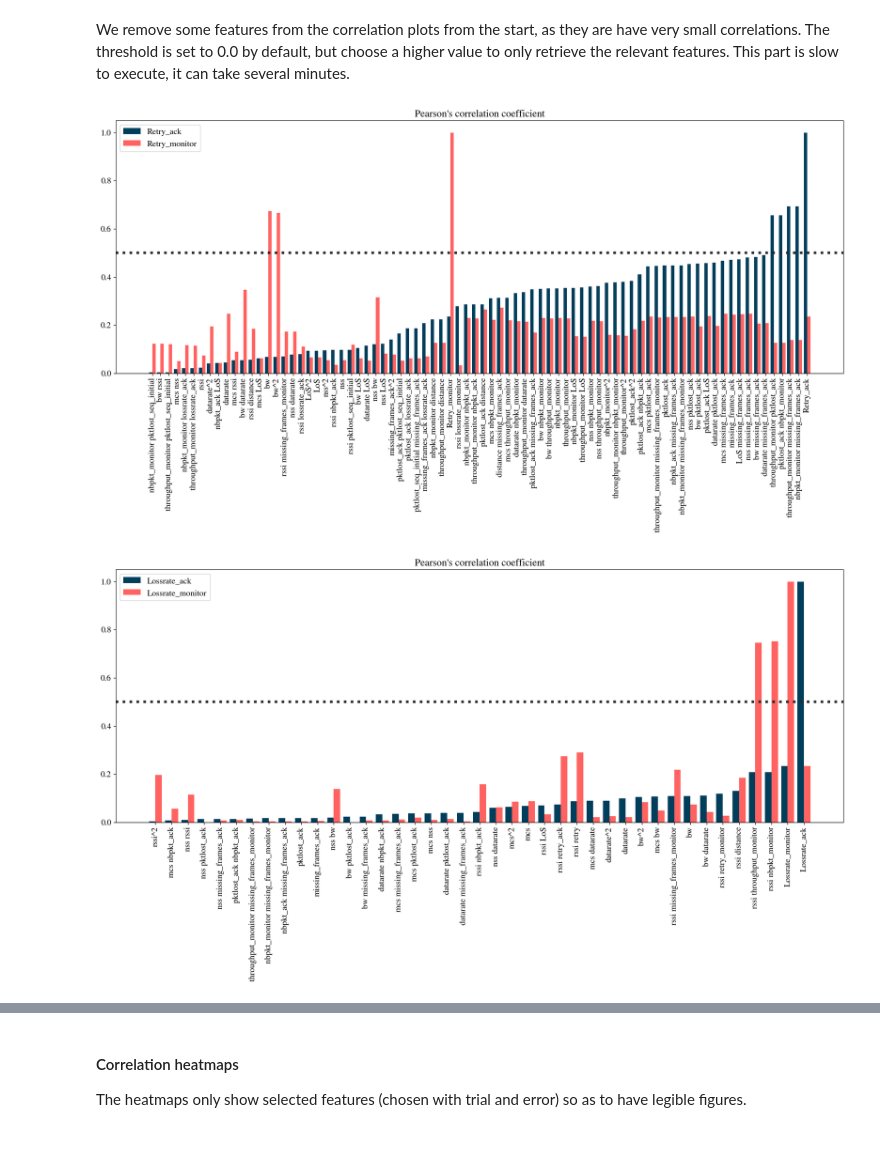
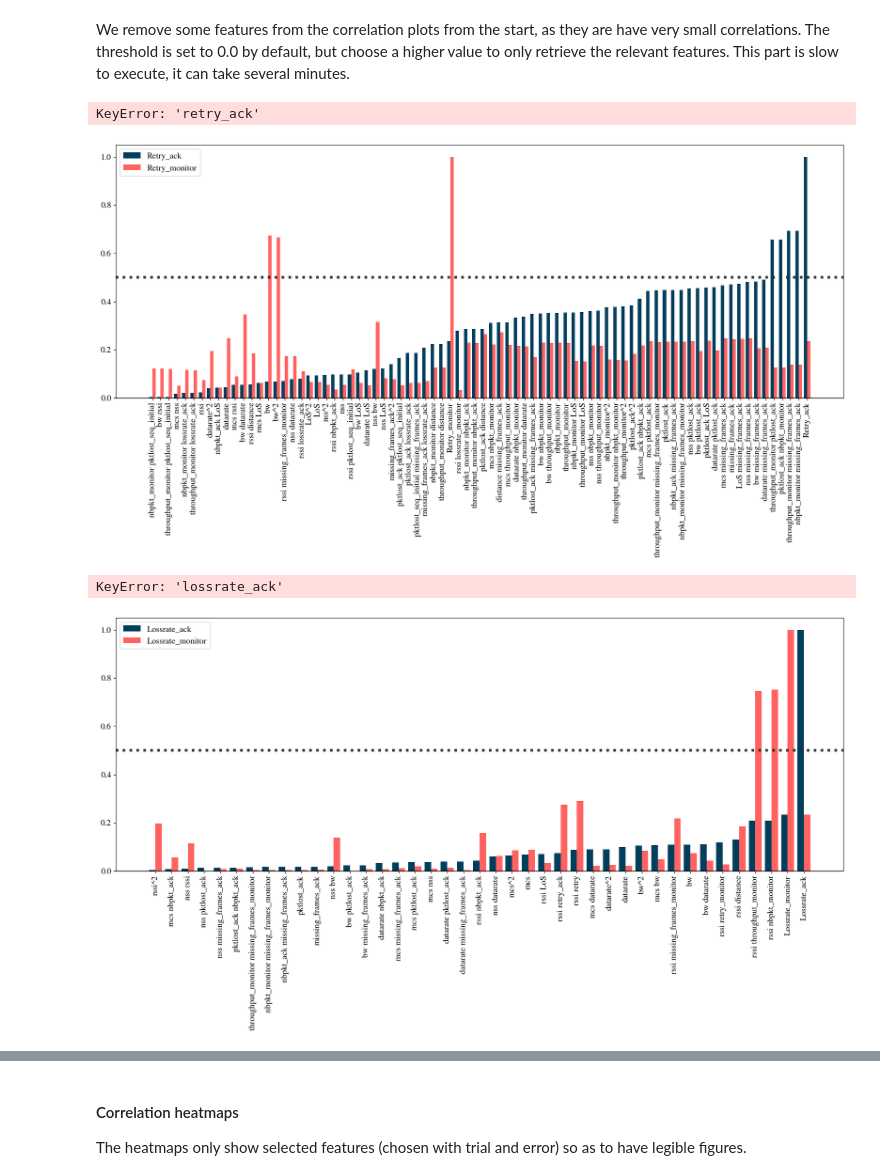
Before and after one commit to TinyTitou/wifi-ml-complete, a Jupyter notebook: complete_model.ipynb, the cells around one changed output, grey strips where cells are left out. Saved outputs shown, nothing was run; the diff lists cells and outputs as text; code cells hidden in the pictures; blank space fills up the shorter version.

```diff
--- a/complete_model.ipynb
+++ b/complete_model.ipynb
@@ -240,6 +265,20 @@ data_cleaned.drop(['bad_fcs', 'pktlost_seq_new'], axis=1, errors='ignore', inpla
 print(len(data_all) - len(data_cleaned))
 data_cleaned.hist(ax=ax)
 data_cleaned.index = range(len(data_cleaned))
+#plt.show()
+
+
+fig_unsat = plt.figure(figsize=(15,13))
+ax = fig.gca()
+data_cleaned_unsat = data_unsat.copy()
+data_cleaned_unsat.dropna(inplace=True)
+data_cleaned_unsat.drop(data_cleaned[data_cleaned['retry_ack'] > 1].index, axis=0, inplace=True)
+data_cleaned_unsat.drop(data_cleaned[data_cleaned['missing_frames_ack'] > 1].index, axis=0, inplace=True)
+data_cleaned_unsat.drop(data_cleaned[data_cleaned['lossrate_ack'] > 1].index, axis=0, inplace=True)
+data_cleaned_unsat.drop(['bad_fcs', 'pktlost_seq_new'], axis=1, errors='ignore', inplace=True)
+print(len(data_unsat) - len(data_cleaned_unsat))
+data_cleaned_unsat.hist(ax=ax)
+data_cleaned_unsat.index = range(len(data_cleaned_unsat))
 plt.show()
 # %% [output]
 21038
@@ -296,21 +337,40 @@ threshold = 0.0
 # %%
 X = data_cleaned.drop(['time', 'Scenario', 'antenna', 'bad_fcs', 'retry', 'retry_monitor', 'retry_ack'], axis=1, errors='ignore')
 y_loss = data_cleaned['retry_ack'].copy()
 y_retry = data_cleaned['retry_monitor'].copy()
 y1_corr, y2_corr = features_correlation_simple(X, y_loss, y_retry, scenario=data_cleaned['Scenario'], label=['Retry_ack', 'Retry_monitor'], degree=2, method='pearson', threshold=threshold)
+#plt.title('Pearson\'s correlation coefficient')
+#plt.savefig('figures/Pearson_corr_retry.png', dpi=200, bbox_inches='tight')
+
+
+#X = data_cleaned_unsat.drop(['time', 'Scenario', 'antenna', 'bad_fcs', 'retry', 'retry_monitor', 'retry_ack'], axis=1, errors='ignore')
+X = data_cleaned_unsat.drop(['time', 'Scenario', 'antenna', 'bad_fcs'], axis=1, errors='ignore')
+
+y_loss = data_cleaned_unsat['retry_ack'].copy()
+y_retry = data_cleaned_unsat['retry_monitor'].copy()
+y1_corr, y2_corr = features_correlation_simple(X, y_loss, y_retry, scenario=data_cleaned_unsat['Scenario'], label=['Retry_ack', 'Retry_monitor'], degree=2, method='pearson', threshold=threshold)
 plt.title('Pearson\'s correlation coefficient')
-plt.savefig('figures/Pearson_corr_retry.png', dpi=200, bbox_inches='tight')
+#plt.savefig('figures/Pearson_corr_retry.png', dpi=200, bbox_inches='tight')
 # %% [output]
+KeyError: 'retry_ack'
-[figure, old version]
+[figure, new version]
 # %%
 X = data_cleaned.drop(['time', 'Scenario', 'antenna', 'bad_fcs', 'pktlost_seq_new', 'pktlost_seq_initial', 'lossrate_ack', 'lossrate_monitor'], axis=1, errors='ignore')
 y_loss = data_cleaned['lossrate_ack'].copy()
 y_retry = data_cleaned['lossrate_monitor'].copy()
 features_correlation_simple(X, y_loss, y_retry, scenario=data_cleaned['Scenario'], label=['Lossrate_ack', 'Lossrate_monitor'], degree=2, method='pearson', threshold = threshold)
+#plt.title('Pearson\'s correlation coefficient')
+#plt.savefig('figures/pearson_corr_lossrate.png', dpi=200, bbox_inches='tight')
+
+X = data_cleaned_unsat.drop(['time', 'Scenario', 'antenna', 'bad_fcs'], axis=1, errors='ignore')
+y_loss = data_cleaned_unsat['lossrate_ack'].copy()
+y_retry = data_cleaned_unsat['lossrate_monitor'].copy()
+features_correlation_simple(X, y_loss, y_retry, scenario=data_cleaned_unsat['Scenario'], label=['Lossrate_ack', 'Lossrate_monitor'], degree=2, method='pearson', threshold = threshold)
 plt.title('Pearson\'s correlation coefficient')
 plt.savefig('figures/pearson_corr_lossrate.png', dpi=200, bbox_inches='tight')
 # %% [output]
+KeyError: 'lossrate_ack'
-[figure, old version]
+[figure, new version]
 # %%
 X = data_cleaned.drop(['time', 'Scenario', 'antenna', 'bad_fcs', 'missing_frames_ack', 'missing_frames_monitor', 'pktlost_ack'], axis=1, errors='ignore')
 y_loss = data_cleaned['missing_frames_ack'].copy()
```
Also changed, not shown: parts of 8 cells of this notebook.
